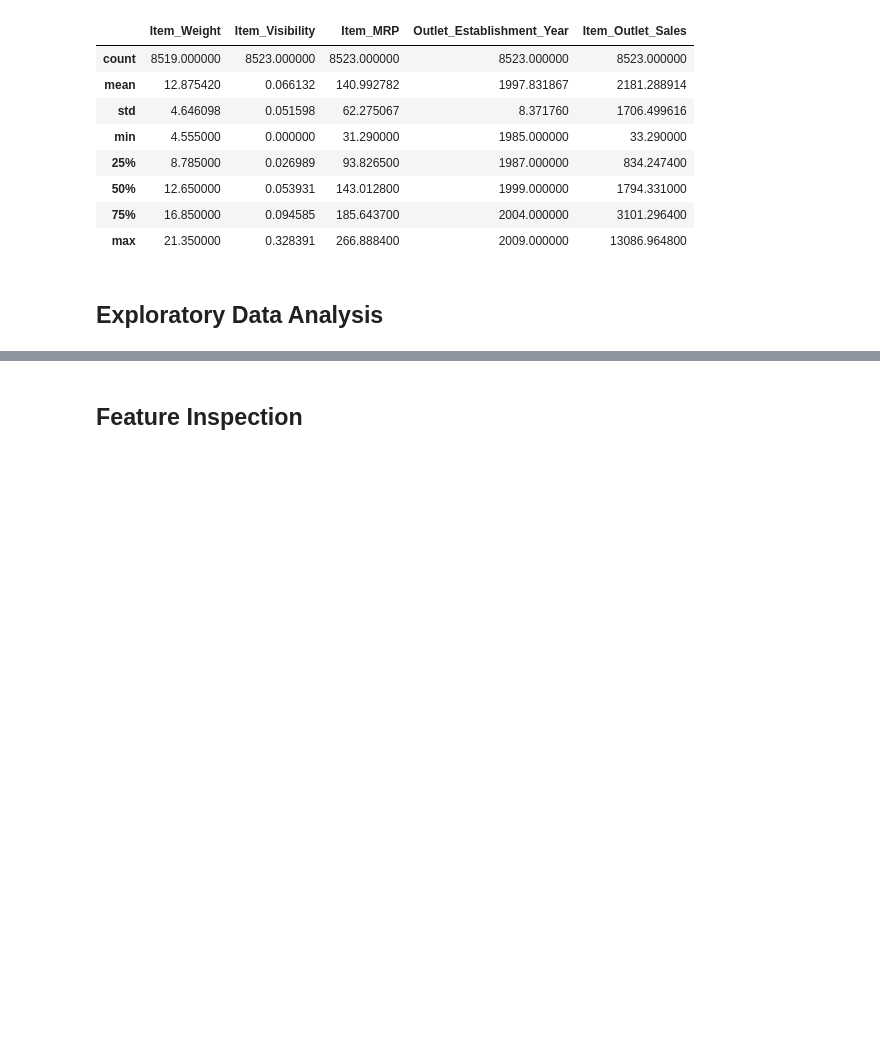
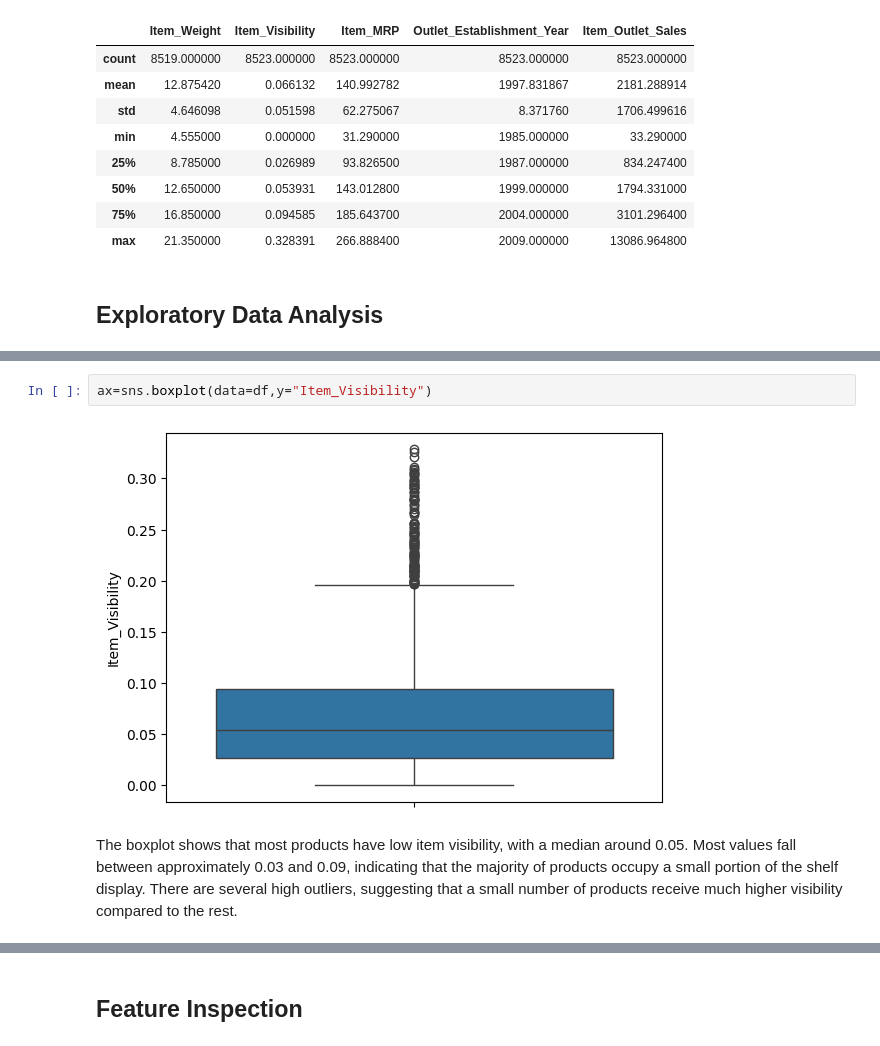
Before and after one commit to Hala-sala7/Prediction-of-Product-Sales, a Jupyter notebook: Prediction_of_Product_Sales.ipynb, the cells around one changed output, grey strips where cells are left out. Cells and saved outputs as stored; diff of their text form; blank space fills up the shorter version.

```diff
--- a/Prediction_of_Product_Sales.ipynb
+++ b/Prediction_of_Product_Sales.ipynb
@@ -280,0 +334,6 @@ df[number_columns].describe()
+# %%
+ax=sns.boxplot(data=df,y="Item_Visibility")
+# %% [output]
+[figure, added]
+# %% [markdown]
+The boxplot shows that most products have low item visibility, with a median around 0.05. Most values fall between approximately 0.03 and 0.09, indicating that the majority of products occupy a small portion of the shelf display. There are several high outliers, suggesting that a small number of products receive much higher visibility compared to the rest.
```
Also changed, not shown: parts of 25 cells of this notebook.
